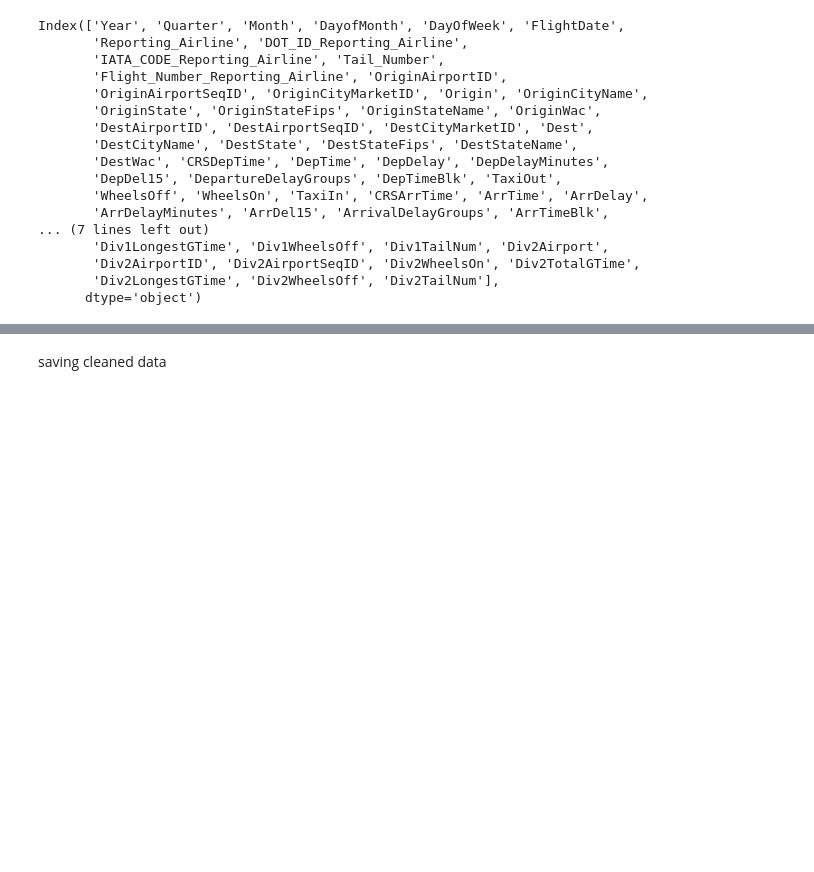
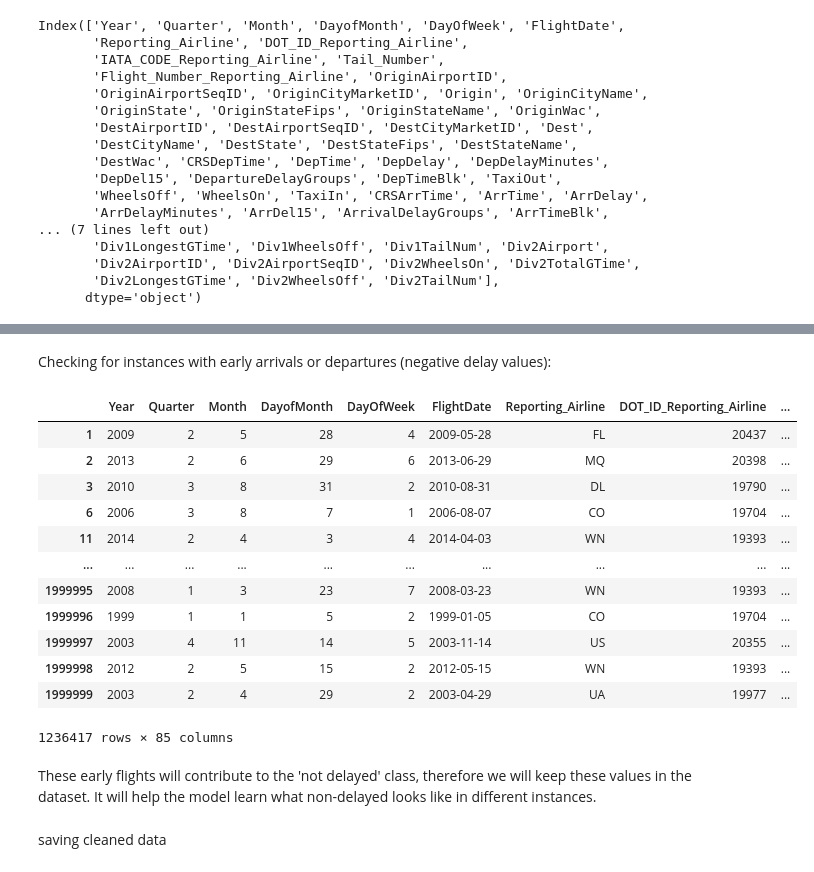
Before and after one commit to AnnikaBoodoosingh/COMP3610-Project, a Jupyter notebook: cleaning.ipynb, the cells around one changed output, grey strips where cells are left out. Drawn from its saved outputs; the diff is of its cells as text; code cells hidden in the pictures; blank space fills up the shorter version.

```diff
--- a/cleaning.ipynb
+++ b/cleaning.ipynb
@@ -100,0 +85,3 @@ df
+# %%
+pd.set_option('display.max_columns', None)
+df
@@ -101,3 +102,27 @@ df
+# %% [markdown]
+Checking for instances with early arrivals or departures (negative delay values):
+# %%
+columns_to_check = ['DepDelay', 'ArrDelay']
+
+# Filter rows where any of the specified columns have a value < 0
+df_negative = df[(df[columns_to_check] < 0).any(axis=1)]
+df_negative
+# %% [output]
+|  | Year | Quarter | Month | DayofMonth | DayOfWeek | FlightDate | Reporting_Airline | DOT_ID_Reporting_Airline | ... |
+| 1 | 2009 | 2 | 5 | 28 | 4 | 2009-05-28 | FL | 20437 | ... |
+| 2 | 2013 | 2 | 6 | 29 | 6 | 2013-06-29 | MQ | 20398 | ... |
+| 3 | 2010 | 3 | 8 | 31 | 2 | 2010-08-31 | DL | 19790 | ... |
+| 6 | 2006 | 3 | 8 | 7 | 1 | 2006-08-07 | CO | 19704 | ... |
+| 11 | 2014 | 2 | 4 | 3 | 4 | 2014-04-03 | WN | 19393 | ... |
+| ... | ... | ... | ... | ... | ... | ... | ... | ... | ... |
+| 1999995 | 2008 | 1 | 3 | 23 | 7 | 2008-03-23 | WN | 19393 | ... |
+| 1999996 | 1999 | 1 | 1 | 5 | 2 | 1999-01-05 | CO | 19704 | ... |
+| 1999997 | 2003 | 4 | 11 | 14 | 5 | 2003-11-14 | US | 20355 | ... |
+| 1999998 | 2012 | 2 | 5 | 15 | 2 | 2012-05-15 | WN | 19393 | ... |
+| 1999999 | 2003 | 2 | 4 | 29 | 2 | 2003-04-29 | UA | 19977 | ... |
+1236417 rows × 85 columns
+# %% [markdown]
+These early flights will contribute to the 'not delayed' class, therefore we will keep these values in the dataset. It will help the model learn what non-delayed looks like in different instances.
 # %% [markdown]
 saving cleaned data
 # %%
```
Also changed, not shown: parts of 3 cells of this notebook, 1 other file.
